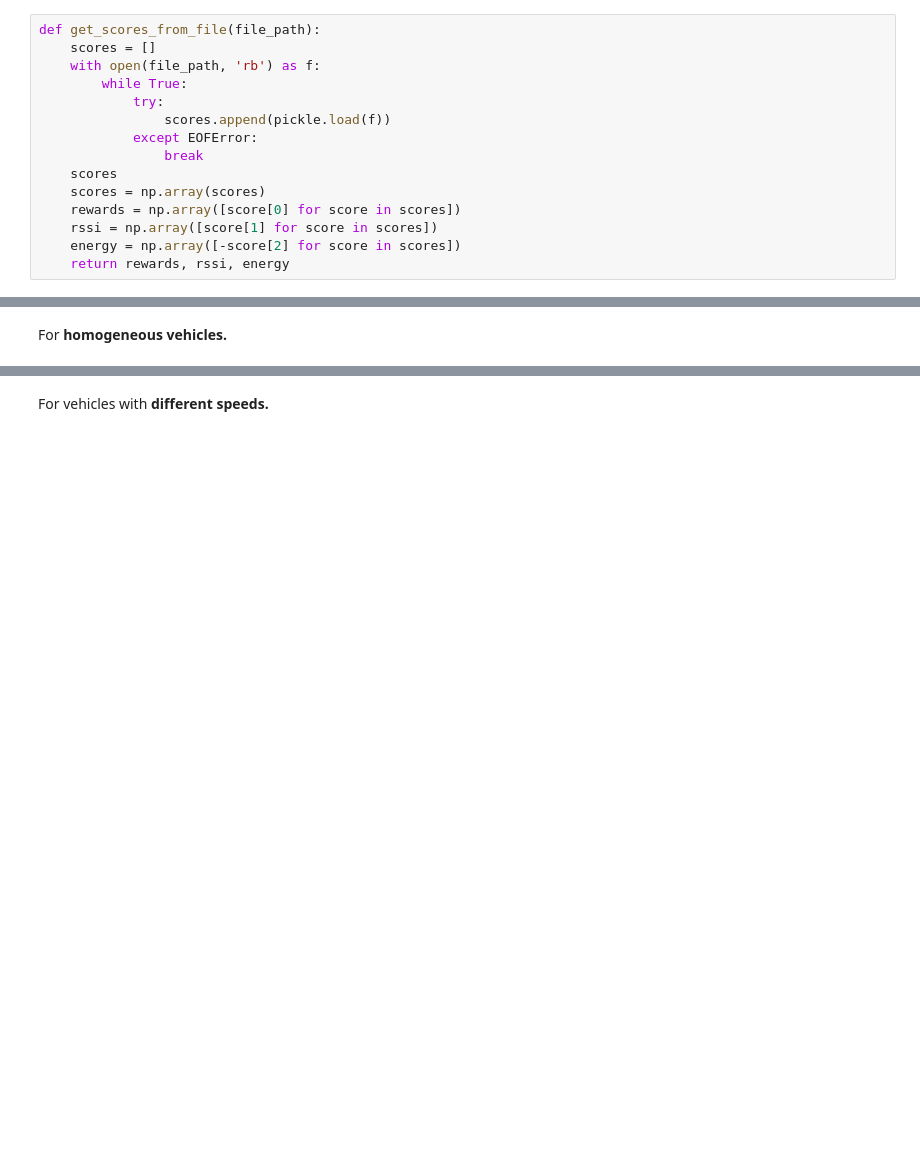
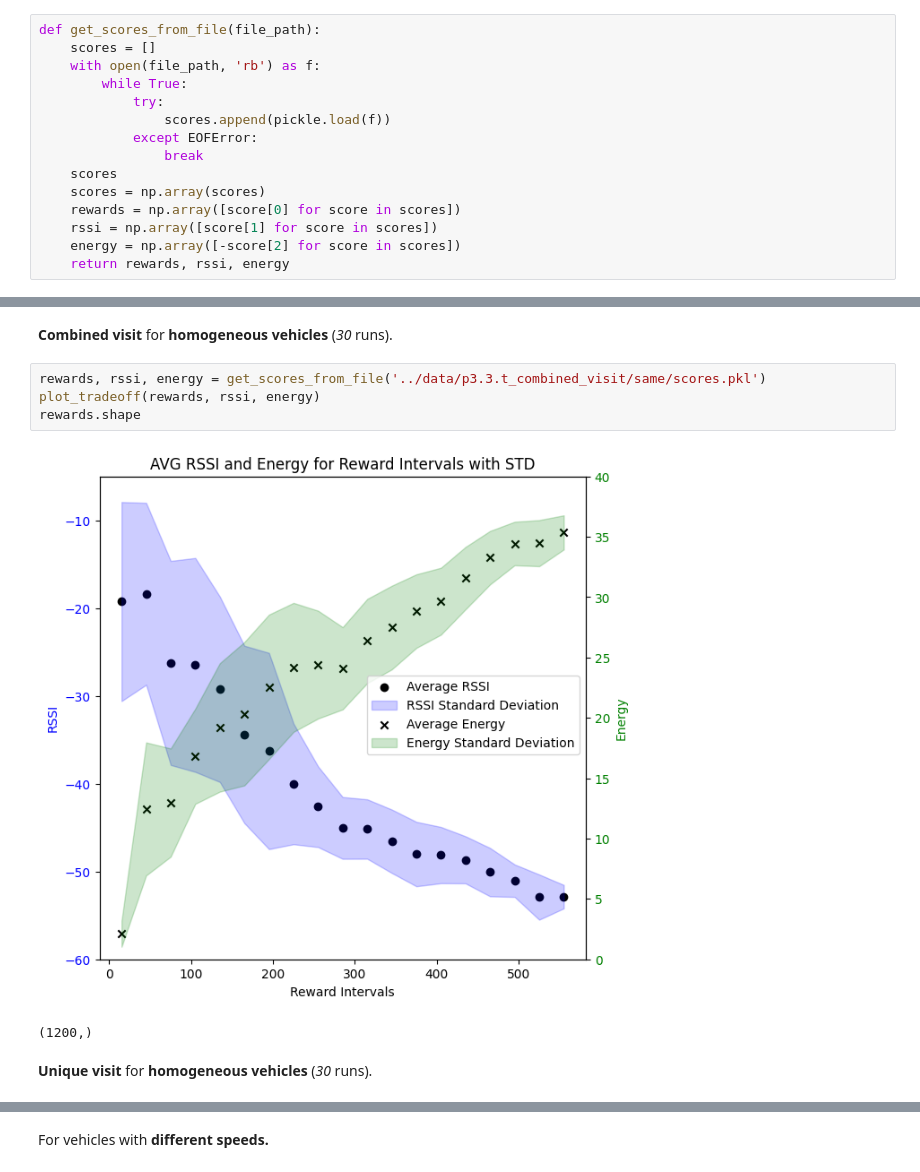
Before and after one commit to marcotuliopin/multi-robot-routing, a Jupyter notebook: experiments/tradeoff_comm_reward.ipynb, the cells around one changed output, grey strips where cells are left out. Drawn from its saved outputs; the diff is of its cells as text; blank space fills up the shorter version.

```diff
--- a/experiments/tradeoff_comm_reward.ipynb
+++ b/experiments/tradeoff_comm_reward.ipynb
@@ -75,6 +75,15 @@ def plot_tradeoff(rewards, rssi, energy):
 
     # Show the plot
     plt.show()
-# %% [markdown]
-For **homogeneous vehicles.**
+# %% [markdown]
+**Combined visit** for **homogeneous vehicles** (*30* runs).
+# %%
+rewards, rssi, energy = get_scores_from_file('../data/p3.3.t_combined_visit/same/scores.pkl')
+plot_tradeoff(rewards, rssi, energy)
+rewards.shape
+# %% [output]
+[figure, added]
+(1200,)
+# %% [markdown]
+**Unique visit** for **homogeneous vehicles** (*30* runs).
 # %%
```
Also changed, not shown: parts of 4 cells of this notebook, 8 other files.
